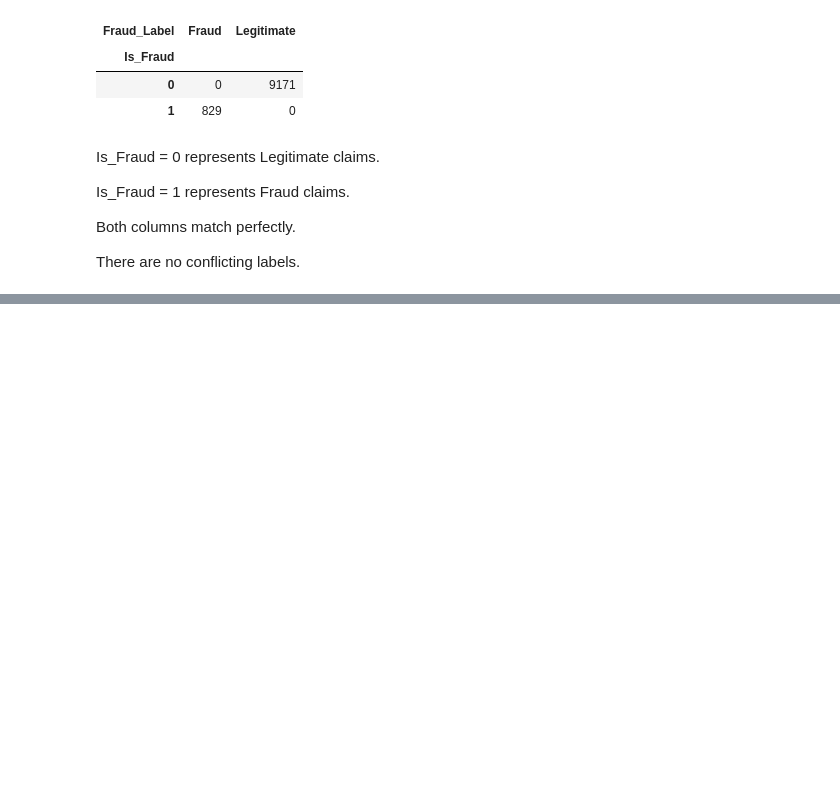
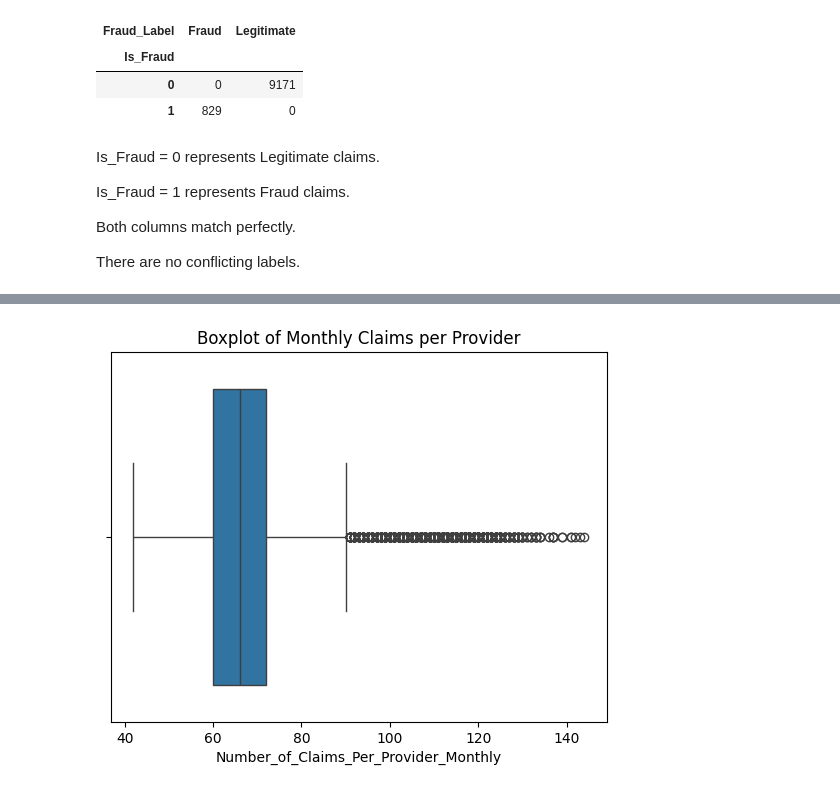
Before and after one commit to adithya736/healthcare-insurance-fraud-detection, a Jupyter notebook: Healthcare_Insurance_Fraud_Detection.ipynb, the cells around one changed output, grey strips where cells are left out. Saved outputs shown, nothing was run; the diff lists cells and outputs as text; code cells hidden in the pictures; blank space fills up the shorter version.

```diff
--- a/Healthcare_Insurance_Fraud_Detection.ipynb
+++ b/Healthcare_Insurance_Fraud_Detection.ipynb
@@ -201,0 +226,6 @@ There are no conflicting labels.
+# %%
+sns.boxplot(x=df['Number_of_Claims_Per_Provider_Monthly'])  #Purpose: To identify providers with unusually high monthly claim counts.
+plt.title('Boxplot of Monthly Claims per Provider')
+plt.show()
+# %% [output]
+[figure, added]
```
Also changed, not shown: parts of 36 cells of this notebook.
